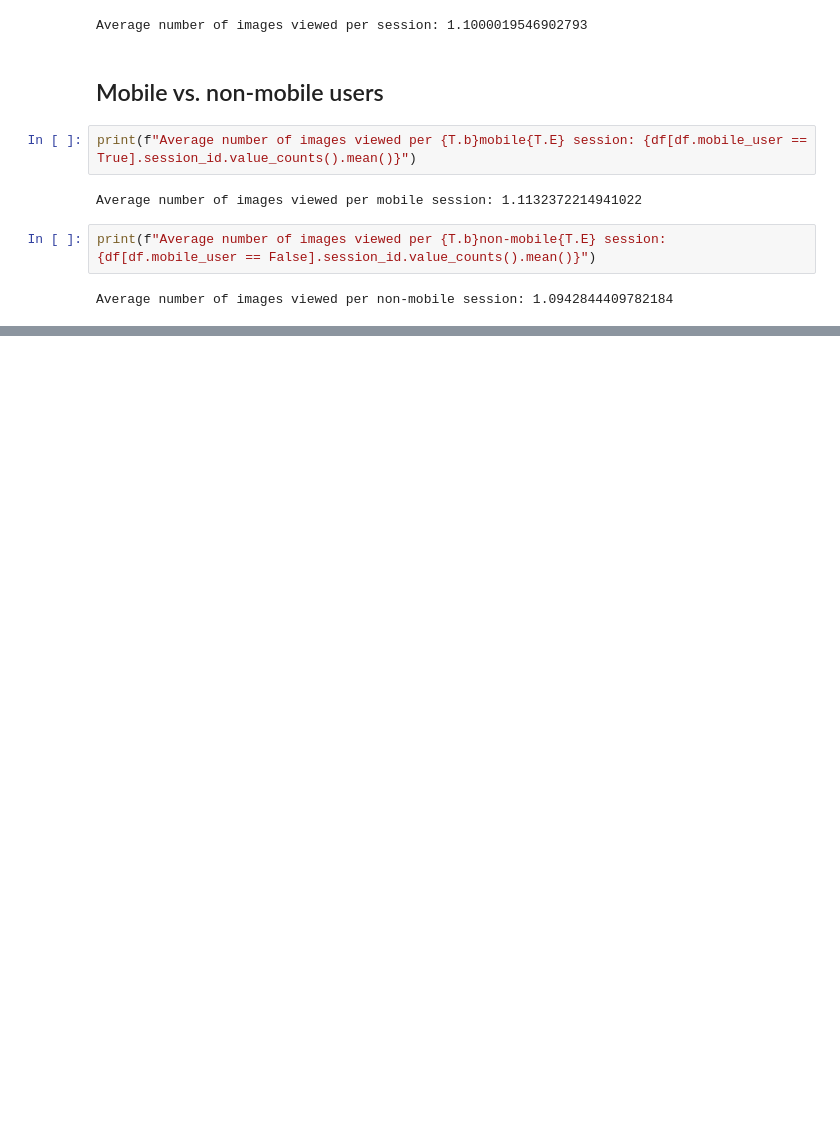
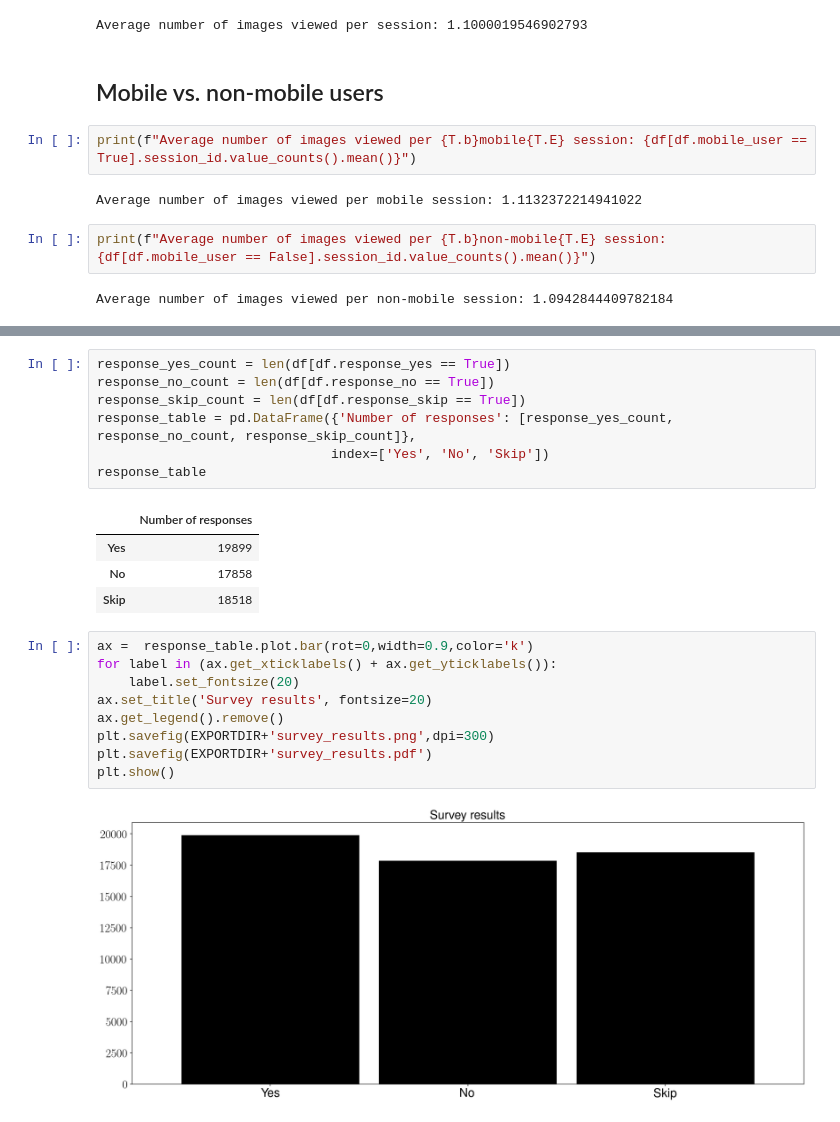
Before and after one commit to WSzP/canyoureadit-eda, a Jupyter notebook: eda.ipynb, the cells around one changed output, grey strips where cells are left out. Cells and saved outputs as stored; diff of their text form; blank space fills up the shorter version.

Commit message:
EDA extended with device and results (-1/0/1) section

```diff
--- a/eda.ipynb
+++ b/eda.ipynb
@@ -185,0 +219,23 @@ Average number of images viewed per non-mobile session: 1.0942844409782184
+# %%
+response_yes_count = len(df[df.response_yes == True])
+response_no_count = len(df[df.response_no == True])
+response_skip_count = len(df[df.response_skip == True])
+response_table = pd.DataFrame({'Number of responses': [response_yes_count, response_no_count, response_skip_count]},
+                              index=['Yes', 'No', 'Skip'])
+response_table
+# %% [output]
+|  | Number of responses |
+| Yes | 19899 |
+| No | 17858 |
+| Skip | 18518 |
+# %%
+ax =  response_table.plot.bar(rot=0,width=0.9,color='k')
+for label in (ax.get_xticklabels() + ax.get_yticklabels()):
+    label.set_fontsize(20)
+ax.set_title('Survey results', fontsize=20)
+ax.get_legend().remove()
+plt.savefig(EXPORTDIR+'survey_results.png',dpi=300)
+plt.savefig(EXPORTDIR+'survey_results.pdf')
+plt.show()
+# %% [output]
+[figure, added]
```
Also changed, not shown: parts of 14 cells of this notebook, 13 other files.
